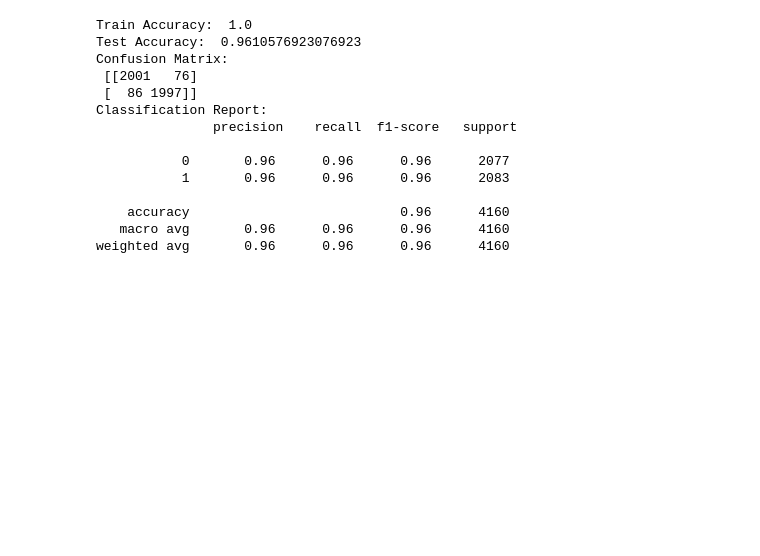
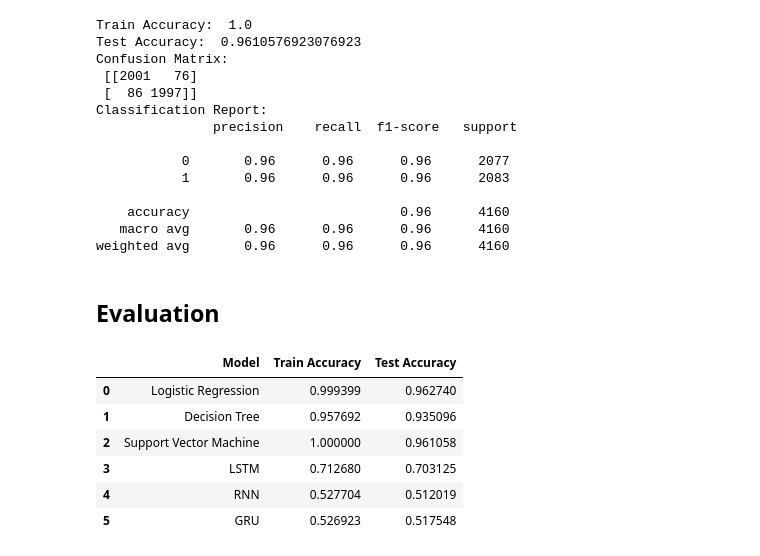
Before and after one commit to mmahmoudighaznavi/ADS504-Fake-News-Detection-MachineLearning-DeepLearning, a Jupyter notebook: FakeNewsClassification.ipynb, the cells around one changed output. Saved outputs shown, nothing was run; the diff lists cells and outputs as text; code cells hidden in the pictures; blank space fills up the shorter version.

```diff
--- a/FakeNewsClassification.ipynb
+++ b/FakeNewsClassification.ipynb
@@ -759,3 +763,47 @@ Classification Report:
     accuracy                           0.96      4160
    macro avg       0.96      0.96      0.96      4160
 weighted avg       0.96      0.96      0.96      4160
+# %% [markdown]
+## Evaluation
+# %%
+########################## TRAIN ACCURACY
+# Deep Learning algorithms
+LSTM_train_accuracy = model_evaluation(LSTM_model, train_padded, train_y)[1] # LSTM
+RNN_train_accuracy = model_evaluation(RNN_model, train_padded, train_y)[1] # RNN
+GRU_train_accuracy = model_evaluation(GRU_model, train_padded, train_y)[1] # GRU
+
+# Classical algorithms
+LR_train_accuracy = accuracy_score(train_y, lr_prediction_train) # Logistic Regression
+DT_train_accuracy = accuracy_score(train_y, dt_prediction_train) # Decision Tree
+SVC_train_accuracy = accuracy_score(train_y, svc_prediction_train) # Support Vector Machine
+
+
+########################## TEST ACCURACY
+# Deep Learning algorithms
+LSTM_test_accuracy = model_evaluation(LSTM_model, test_padded, test_y)[1] # LSTM
+RNN_test_accuracy = model_evaluation(RNN_model, test_padded, test_y)[1] # RNN
+GRU_test_accuracy = model_evaluation(GRU_model, test_padded, test_y)[1] # GRU
+
+# Classical algorithms
+LR_test_accuracy = accuracy_score(test_y, lr_prediction_test) # Logistic Regression
+DT_test_accuracy = accuracy_score(test_y, dt_prediction_test) # Decision Tree
+SVC_test_accuracy = accuracy_score(test_y, svc_prediction_test) # Support Vector Machine
+# %%
+# Create a dictionary of the data
+data = {
+    'Model': ['Logistic Regression', 'Decision Tree', 'Support Vector Machine', 'LSTM', 'RNN', 'GRU'],
+    'Train Accuracy': [LR_train_accuracy, DT_train_accuracy, SVC_train_accuracy, LSTM_train_accuracy, RNN_train_accuracy, GRU_train_accuracy],
+    'Test Accuracy': [LR_test_accuracy, DT_test_accuracy, SVC_test_accuracy, LSTM_test_accuracy, RNN_test_accuracy, GRU_test_accuracy]
+}
+
+# Create the DataFrame
+accuracy_df = pd.DataFrame(data)
+accuracy_df
+# %% [output]
+|  | Model | Train Accuracy | Test Accuracy |
+| 0 | Logistic Regression | 0.999399 | 0.962740 |
+| 1 | Decision Tree | 0.957692 | 0.935096 |
+| 2 | Support Vector Machine | 1.000000 | 0.961058 |
+| 3 | LSTM | 0.712680 | 0.703125 |
+| 4 | RNN | 0.527704 | 0.512019 |
+| 5 | GRU | 0.526923 | 0.517548 |
```
Also changed, not shown: parts of 11 cells of this notebook.
